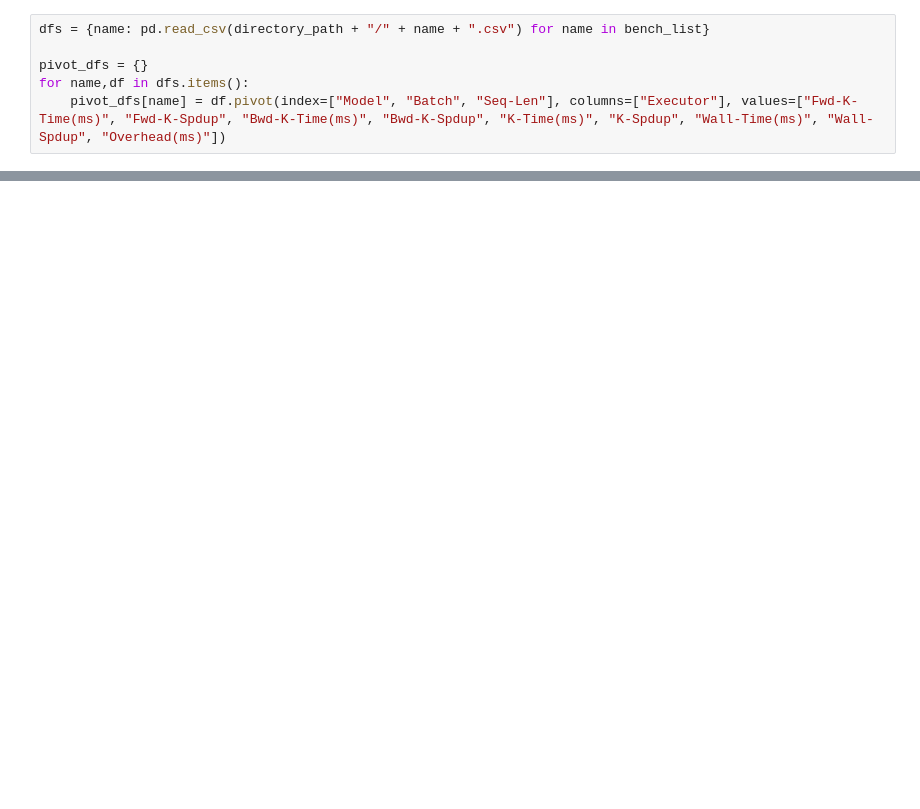
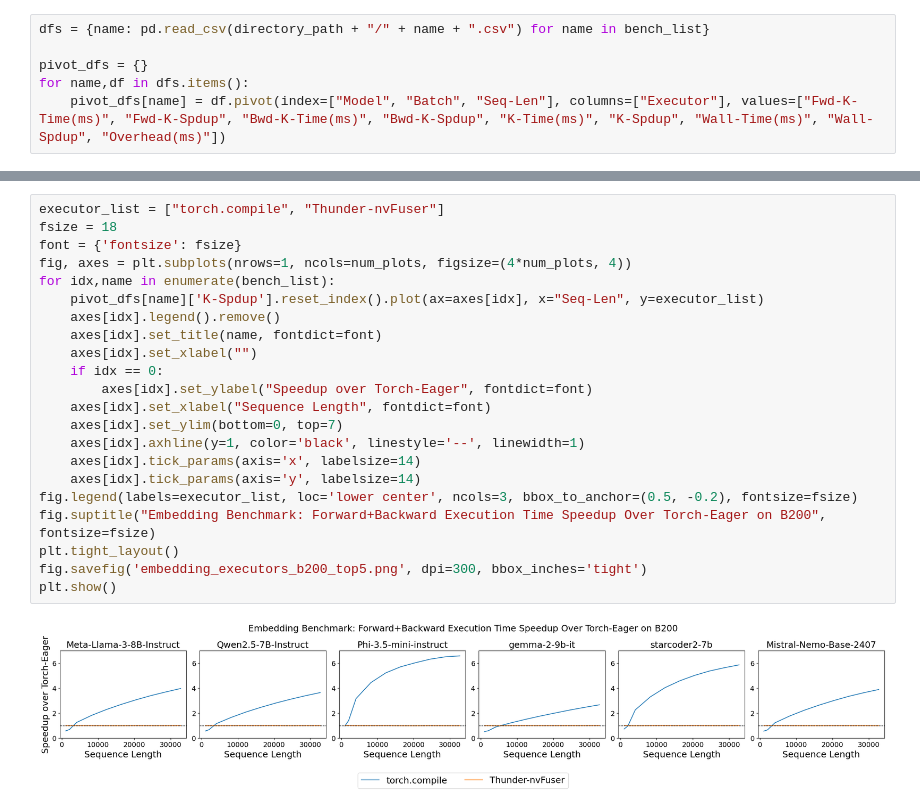
Before and after one commit to kevinstephano/thunder_model_blocks, a Jupyter notebook: notebooks/embedding_graphing.ipynb, the cells around one changed output, grey strips where cells are left out. Cells and saved outputs as stored; diff of their text form; blank space fills up the shorter version.

```diff
--- a/notebooks/embedding_graphing.ipynb
+++ b/notebooks/embedding_graphing.ipynb
@@ -65,0 +66,24 @@ plt.show()
+# %%
+executor_list = ["torch.compile", "Thunder-nvFuser"]
+fsize = 18
+font = {'fontsize': fsize}
+fig, axes = plt.subplots(nrows=1, ncols=num_plots, figsize=(4*num_plots, 4))
+for idx,name in enumerate(bench_list):
+    pivot_dfs[name]['K-Spdup'].reset_index().plot(ax=axes[idx], x="Seq-Len", y=executor_list)
+    axes[idx].legend().remove()
+    axes[idx].set_title(name, fontdict=font)
+    axes[idx].set_xlabel("")
+    if idx == 0:
+        axes[idx].set_ylabel("Speedup over Torch-Eager", fontdict=font)
+    axes[idx].set_xlabel("Sequence Length", fontdict=font)
+    axes[idx].set_ylim(bottom=0, top=7)
+    axes[idx].axhline(y=1, color='black', linestyle='--', linewidth=1)
+    axes[idx].tick_params(axis='x', labelsize=14)
+    axes[idx].tick_params(axis='y', labelsize=14)
+fig.legend(labels=executor_list, loc='lower center', ncols=3, bbox_to_anchor=(0.5, -0.2), fontsize=fsize)
+fig.suptitle("Embedding Benchmark: Forward+Backward Execution Time Speedup Over Torch-Eager on B200", fontsize=fsize)
+plt.tight_layout()
+fig.savefig('embedding_executors_b200_top5.png', dpi=300, bbox_inches='tight')
+plt.show()
+# %% [output]
+[figure, added]
```
Also changed, not shown: parts of 2 cells of this notebook, 2 other files.
